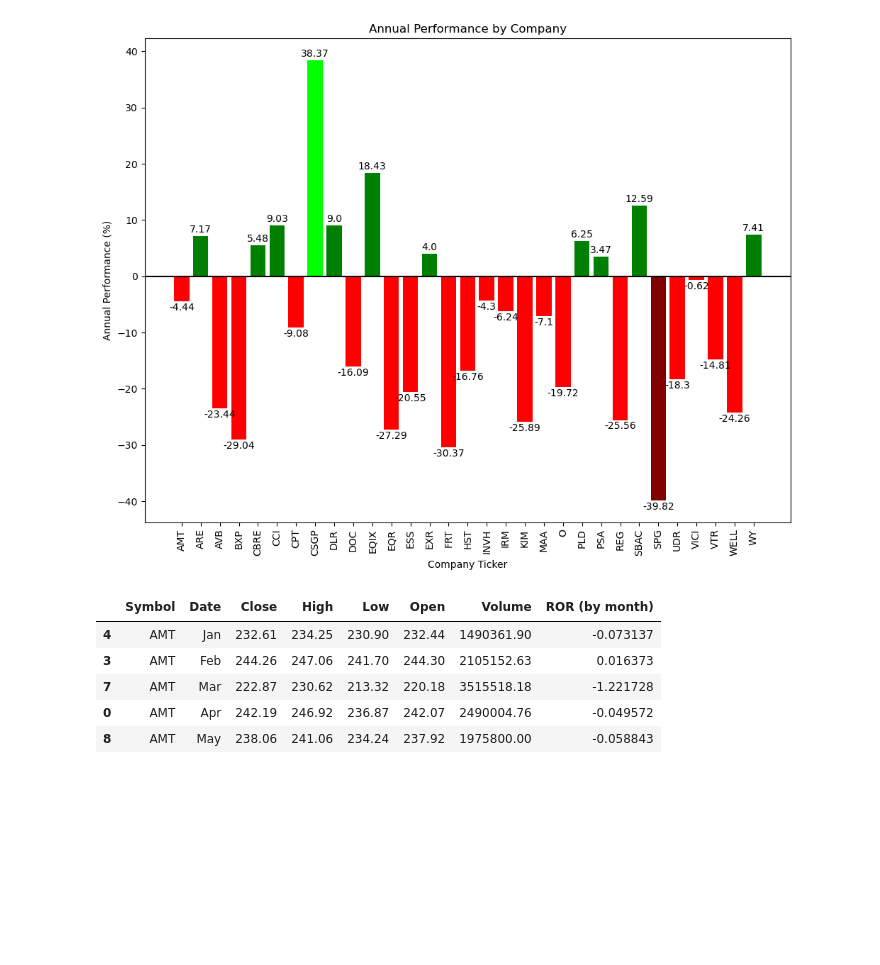
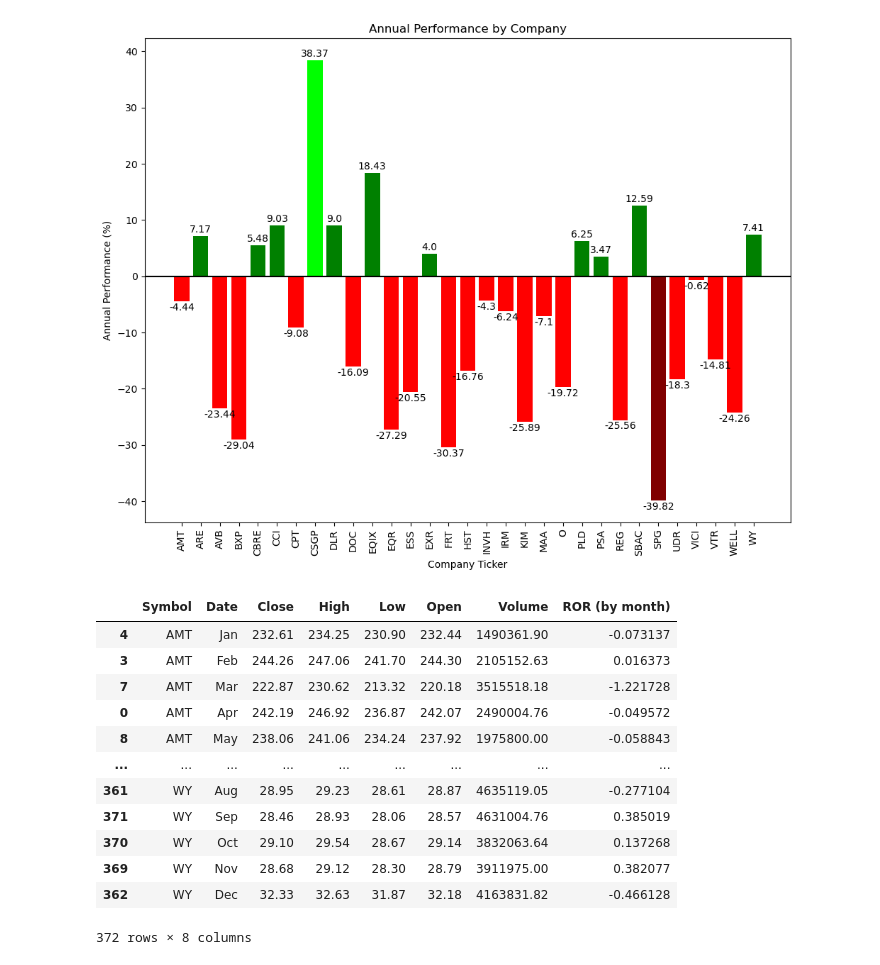
Before and after one commit to icherniavskyi/project-1, a Jupyter notebook: data_analysis.ipynb, the cells around one changed output. Cells and saved outputs as stored; diff of their text form; code cells hidden in the pictures; blank space fills up the shorter version.

```diff
--- a/data_analysis.ipynb
+++ b/data_analysis.ipynb
@@ -14,10 +10,10 @@ geolocator = Nominatim(user_agent="UofT_project_1")
 # %%
 # Please remember to put the path to respective datasets
-stock_data = pd.read_csv(r"C:\Users\ulyan\UTOR-VIRT-DATA-PT-02-2024-U-LOLC\project_data\sp500_stocks.csv")
-companies_data = pd.read_csv(r"C:\Users\ulyan\UTOR-VIRT-DATA-PT-02-2024-U-LOLC\project_data\sp500_companies.csv")
-inflation = pd.read_excel(r"C:\Users\ulyan\UTOR-VIRT-DATA-PT-02-2024-U-LOLC\project_data\inflation.xlsx")
-unemployment = pd.read_excel(r"C:\Users\ulyan\UTOR-VIRT-DATA-PT-02-2024-U-LOLC\project_data\unemployment.xlsx")
-mortgage = pd.read_csv(r"C:\Users\ulyan\UTOR-VIRT-DATA-PT-02-2024-U-LOLC\project_data\US_mortgages.csv")
+stock_data = pd.read_csv(r"C:\Users\adibt\TEAM1PROJECT1\PROJECT1DATA\sp500_stocks.csv")
+companies_data = pd.read_csv(r"C:\Users\adibt\TEAM1PROJECT1\PROJECT1DATA\sp500_companies.csv")
+inflation = pd.read_excel(r"C:\Users\adibt\TEAM1PROJECT1\PROJECT1DATA\inflation.xlsx")
+unemployment = pd.read_excel(r"C:\Users\adibt\TEAM1PROJECT1\PROJECT1DATA\unemployment.xlsx")
+mortgage = pd.read_csv(r"C:\Users\adibt\TEAM1PROJECT1\PROJECT1DATA\US_mortgages.csv")
 # %% [markdown]
 - ## Data Cleaning
 # %%
@@ -310,12 +271,19 @@ plt.show()
 [figure]
 # %%
 # Calculating Monthly ROR
-final_stock["ROR (by month)"] = ((final_stock["Open"]-final_stock["Close"])/final_stock["Open"])*100
-final_stock.head()
+final_stock['ROR (by month)'] = ((final_stock['Open']-final_stock["Close"])/final_stock['Open'])*100
+final_stock
 # %% [output]
 |  | Symbol | Date | Close | High | Low | Open | Volume | ROR (by month) |
 | 4 | AMT | Jan | 232.61 | 234.25 | 230.90 | 232.44 | 1490361.90 | -0.073137 |
 | 3 | AMT | Feb | 244.26 | 247.06 | 241.70 | 244.30 | 2105152.63 | 0.016373 |
 | 7 | AMT | Mar | 222.87 | 230.62 | 213.32 | 220.18 | 3515518.18 | -1.221728 |
 | 0 | AMT | Apr | 242.19 | 246.92 | 236.87 | 242.07 | 2490004.76 | -0.049572 |
 | 8 | AMT | May | 238.06 | 241.06 | 234.24 | 237.92 | 1975800.00 | -0.058843 |
+| ... | ... | ... | ... | ... | ... | ... | ... | ... |
+| 361 | WY | Aug | 28.95 | 29.23 | 28.61 | 28.87 | 4635119.05 | -0.277104 |
+| 371 | WY | Sep | 28.46 | 28.93 | 28.06 | 28.57 | 4631004.76 | 0.385019 |
+| 370 | WY | Oct | 29.10 | 29.54 | 28.67 | 29.14 | 3832063.64 | 0.137268 |
+| 369 | WY | Nov | 28.68 | 29.12 | 28.30 | 28.79 | 3911975.00 | 0.382077 |
+| 362 | WY | Dec | 32.33 | 32.63 | 31.87 | 32.18 | 4163831.82 | -0.466128 |
+372 rows × 8 columns
```
Also changed, not shown: parts of 18 cells of this notebook.
